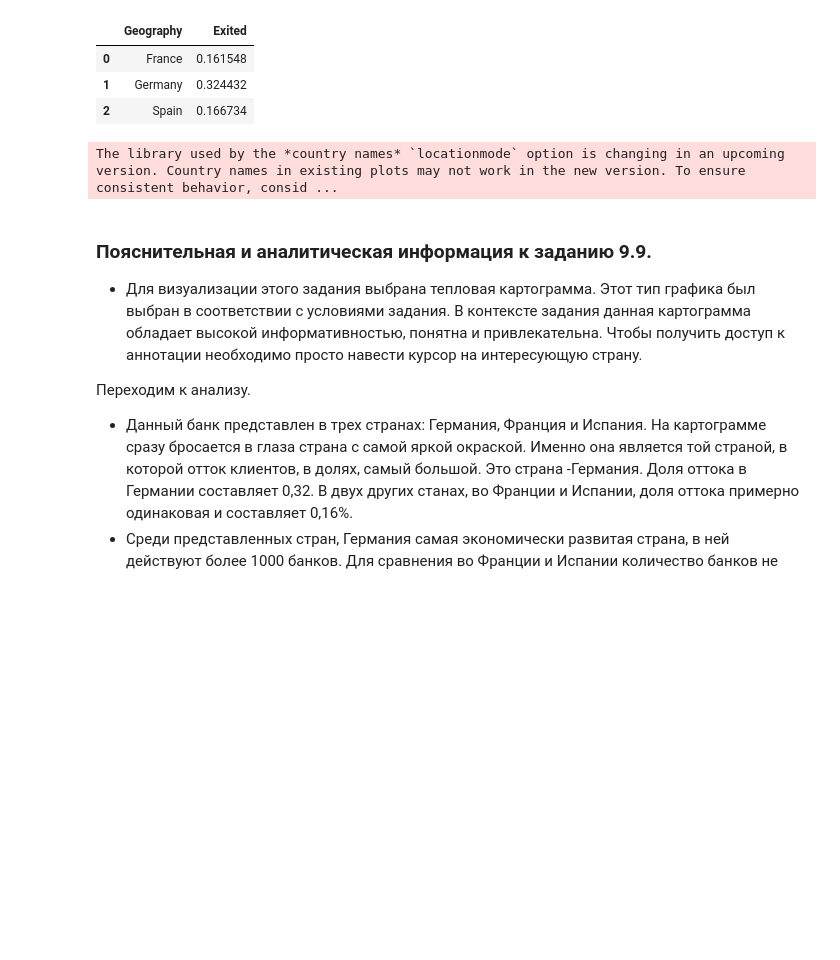
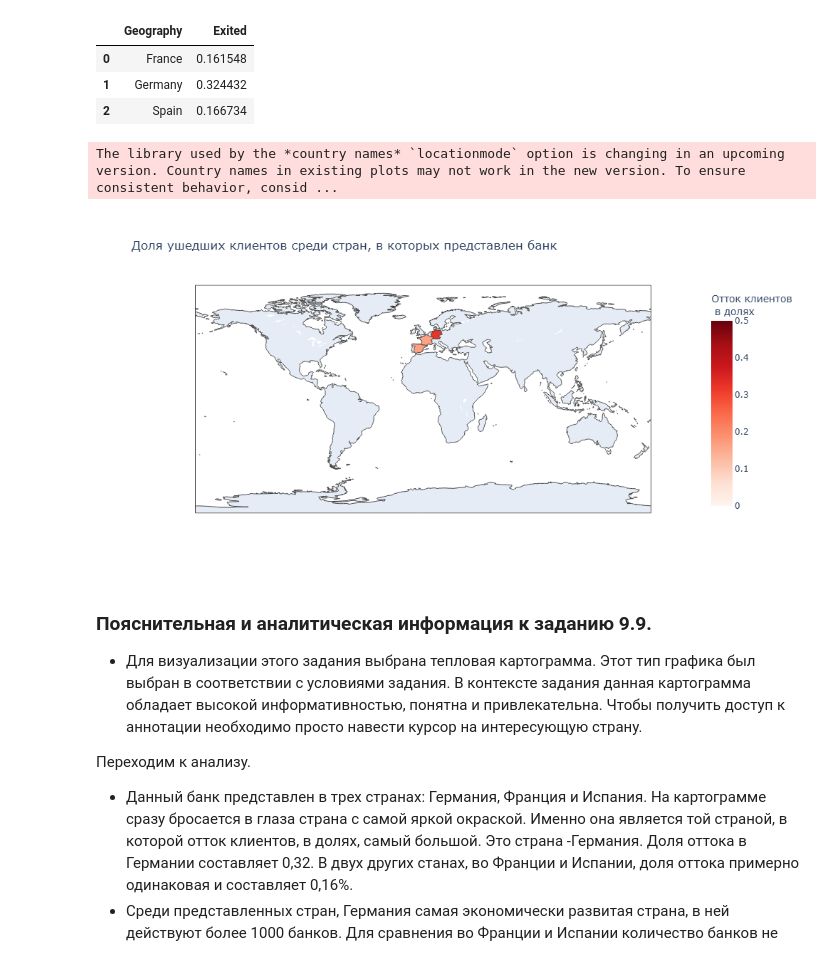
Before and after one commit to Nikiv76/sf_ds2025, a Jupyter notebook: project_HW-02/churn_analys2.ipynb, the cells around one changed output. Drawn from its saved outputs; the diff is of its cells as text; code cells hidden in the pictures; blank space fills up the shorter version.

```diff
--- a/project_HW-02/churn_analys2.ipynb
+++ b/project_HW-02/churn_analys2.ipynb
@@ -593,24 +605,26 @@ display(country_ex)
 # %%
 fig = px.choropleth(
     data_frame=country_ex, # датафрейм
     locations="Geography", # Столбец с локациями
     locationmode = "country names", # Режим сопоставления локаций с базой plotly
     color="Exited", # От чего зависит цвет
     #animation_frame="date", # Анимационный ползунок
     range_color=[0, 0.5], # Задаем в каком диапазоне изменят глубину цвета
     title='Доля ушедших клиентов среди стран, в которых представлен банк', # Заголовок
     width=800, # ширина
     height=500, # высота
     color_continuous_scale='Reds' # палитра цветов
 )
 fig.update_layout(coloraxis_colorbar=dict(title = "Отток клиентов<br> в долях")) # Изменение развания легенды с переносом слов
 
 image_path = 'data/img9.png'
 fig.write_image(image_path, width=1000, height=500, scale=1)
+display(Image(filename=image_path))
 #отображаем его
-fig.show()
+#fig.show()
 # %% [output]
 The library used by the *country names* `locationmode` option is changing in an upcoming version. Country names in existing plots may not work in the new version. To ensure consistent behavior, consid ...
+[figure, added]
 # %% [markdown]
 ### Пояснительная и аналитическая информация к заданию 9.9.
 * Для визуализации этого задания выбрана тепловая картограмма. Этот тип графика был выбран в соответствии с условиями задания. В контексте задания данная картограмма обладает высокой информативностью, понятна и привлекательна. Чтобы получить доступ к аннотации необходимо просто навести курсор на интересующую страну.
```
Also changed, not shown: parts of 5 cells of this notebook, 1 other file.
